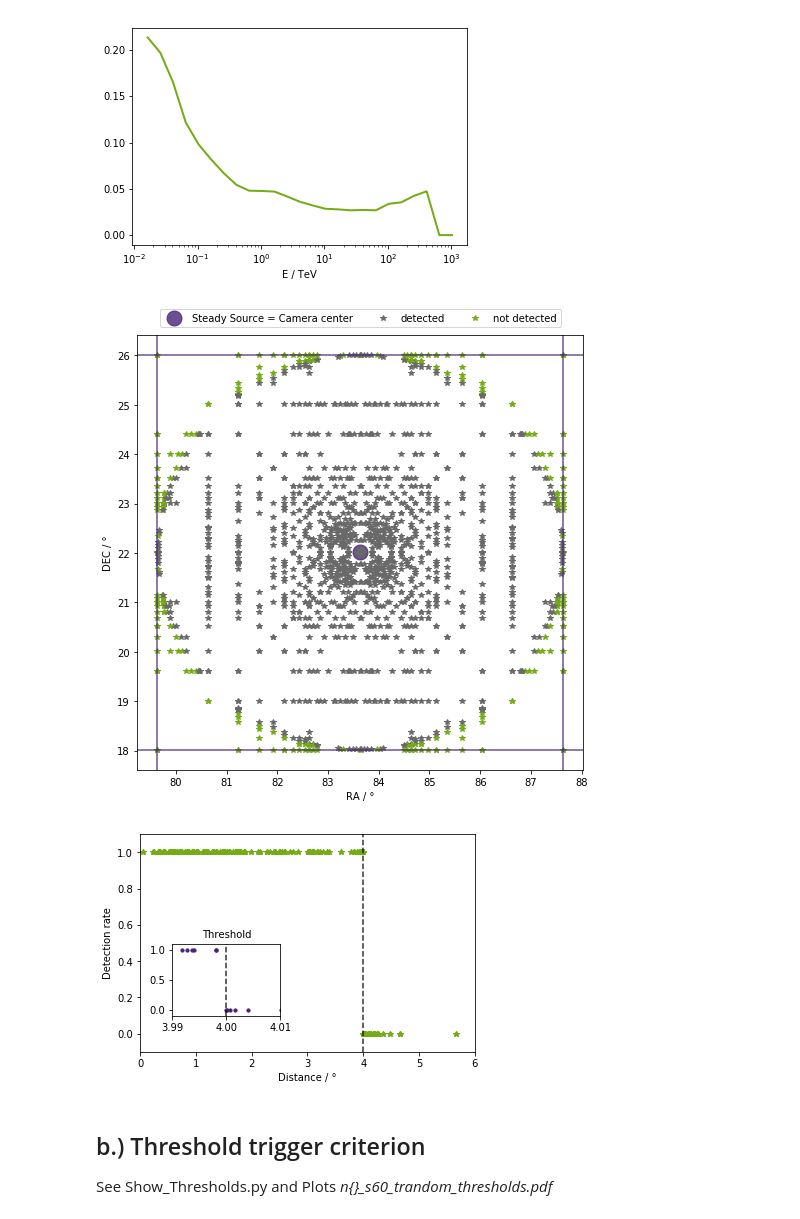
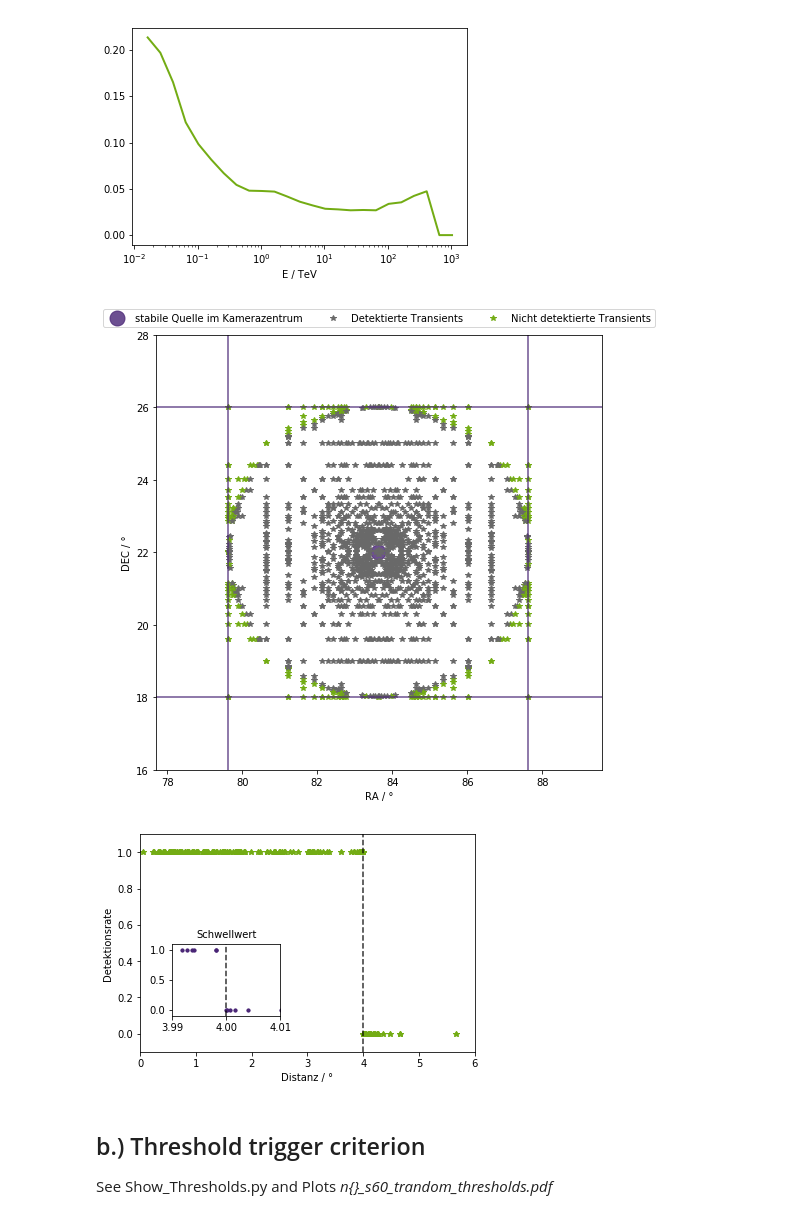
Before and after one commit to JanaMo/Project_Master, a Jupyter notebook: transient_search_plots/Show_results.ipynb, the cells around one changed output. Saved outputs shown, nothing was run; the diff lists cells and outputs as text; code cells hidden in the pictures.

```diff
--- a/transient_search_plots/Show_results.ipynb
+++ b/transient_search_plots/Show_results.ipynb
@@ -510,9 +505,9 @@ def calculate_points(Ra,Dec,detected,Copy):
         Copy = False
 
 fig = plt.figure(figsize=[8,8])
-plt.plot(crab_coord.ra, crab_coord.dec,'o', color=viridis10,alpha=0.8, ms=15,label='Steady Source = Camera center')
-plt.plot(crab_coord.ra/u.deg-1, crab_coord.dec/u.deg-1,'*', color='dimgray',label='detected')
-plt.plot(crab_coord.ra/u.deg-4, crab_coord.dec/u.deg-4,'*', color='#73ac14',label='not detected')
+plt.plot(crab_coord.ra, crab_coord.dec,'o', color=viridis10,alpha=0.8, ms=15,label='stabile Quelle im Kamerazentrum')
+plt.plot(crab_coord.ra/u.deg-1, crab_coord.dec/u.deg-1,'*', color='dimgray',label='Detektierte Transients')
+plt.plot(crab_coord.ra/u.deg-4, crab_coord.dec/u.deg-4,'*', color='#73ac14',label='Nicht detektierte Transients')
 calculate_points(3,3,False,True)
 calculate_points(3,5,False,True)
 calculate_points(3,8,False,True)
@@ -705,52 +700,52 @@ calculate_points(150,50,True,True)
 calculate_points(1000,3,False,True)
 calculate_points(1000,3.01,True,True)
 calculate_points(1000,5,True,True)
 calculate_points(1000,9,True,True)
 calculate_points(1000,15,True,True)
 calculate_points(1000,20,True,True)
 calculate_points(1000,50,True,True)
 calculate_points(1000,200,True,True)
 
 
 plt.axvline(get_RA(3),color=viridis10,alpha=0.8)
 plt.axvline(get_RA(-3),color=viridis10,alpha=0.8)
 plt.axhline(get_DEC(3),color=viridis10,alpha=0.8)
 plt.axhline(get_DEC(-3),color=viridis10,alpha=0.8)
 
 plt.xlabel('RA / °')
 plt.ylabel('DEC / °')
 
 
 plt.legend(loc='upper center', bbox_to_anchor=(0.5, 1.07),
           ncol=3)
 
 
-#plt.ylim(17.9,22.2)
-#plt.xlim(79.6,83.6)
+plt.ylim(16,28)
+plt.xlim(77.7,89.6)
 #plt.savefig('Results_pdf/All_posotions.pdf')  # Lims weglassen, axvlines weglassen
 #plt.savefig('Results_pdf/All_posotions_thresholds.pdf')  # Lims weglassen
 #plt.savefig('Results_pdf/All_posotions_thresholds_simulated.pdf')  # Lims 16-28 & 77.6-89.6
 #plt.savefig('Results_pdf/All_posotions_thresholds_threshold.pdf')  # Lims 79.6-83.9 & 17.9-22.2
 
 plt.show()
 # %% [output]
-[figure, old version]
+[figure, new version]
 # %%
 plt.plot(distances,Detection,'*',color='#73ac14')
 plt.axis([0, 6, -0.1, 1.1])
 plt.axvline(4, color='k',alpha=0.8,linestyle='--')
-plt.xlabel('Distance / °')
-plt.ylabel('Detection rate')
+plt.xlabel('Distanz / °')
+plt.ylabel('Detektionsrate')
 a = plt.axes([0.2,0.25,0.25,0.25])
 plt.plot(distances,Detection,'.',color=viridis10, alpha=0.8)
 plt.xlim(3.99,4.01)
 plt.ylim(-0.1,1.1)
 plt.axvline(4, color='k',alpha=0.8,linestyle='--')
-plt.title('Threshold',fontsize='medium')
-#plt.savefig('Results_pdf/Search_Distance_min_threshold.pdf')
-plt.savefig('Results_jpeg/Search_Distance_min_threshold.jpeg')
+plt.title('Schwellwert',fontsize='medium')
+plt.savefig('Results_pdf/Search_Distance_min_threshold.pdf')
+#plt.savefig('Results_jpeg/Search_Distance_min_threshold.jpeg')
 # %% [output]
-[figure, old version]
+[figure, new version]
 # %% [markdown]
 ## b.) Threshold trigger criterion
 
```
Also changed, not shown: parts of 11 cells of this notebook, 24 other files.
